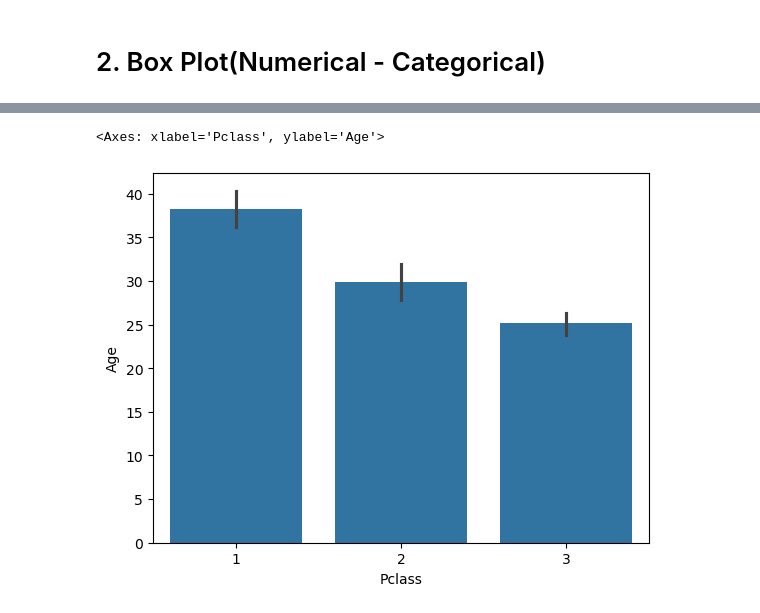
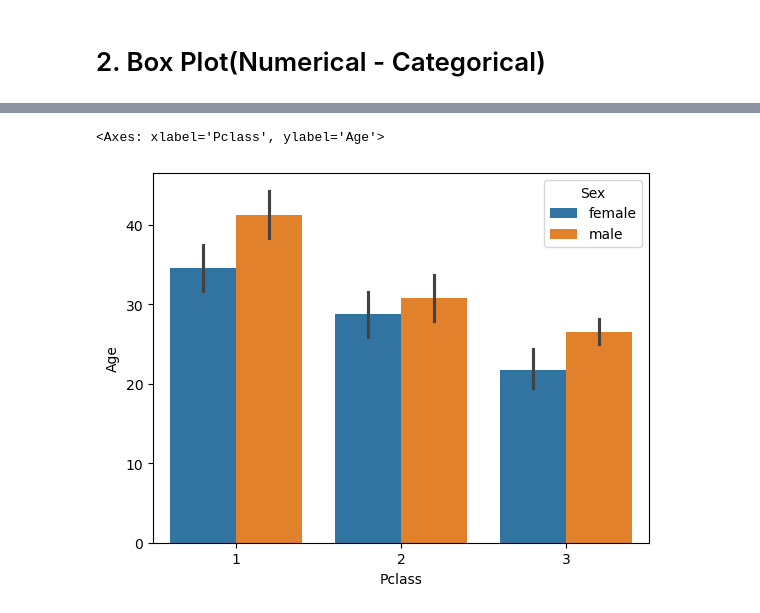
Before and after one commit to nischalneupanee/100-Days-Of-Machine-Learning, a Jupyter notebook: Day-1/main.ipynb, the cells around one changed output, grey strips where cells are left out. Cells and saved outputs as stored; diff of their text form; code cells hidden in the pictures.

```diff
--- a/Day-1/main.ipynb
+++ b/Day-1/main.ipynb
@@ -70,7 +70,7 @@ titanic.head()
 | 3 | 4 | 1 | 1 | Futrelle, Mrs. Jacques Heath (Lil... | female | 35.0 | 1 | 0 | 113803 | 53.1000 | ... |
 | 4 | 5 | 0 | 3 | Allen, Mr. William Henry | male | 35.0 | 0 | 0 | 373450 | 8.0500 | ... |
 # %%
-sns.barplot(x=titanic['Pclass'],y=titanic['Age'])
+sns.barplot(x=titanic['Pclass'],y=titanic['Age'],hue =titanic['Sex'])
 # %% [output]
 <Axes: xlabel='Pclass', ylabel='Age'>
-[figure, old version]
+[figure, new version]
```
Also changed, not shown: parts of 17 cells of this notebook.
